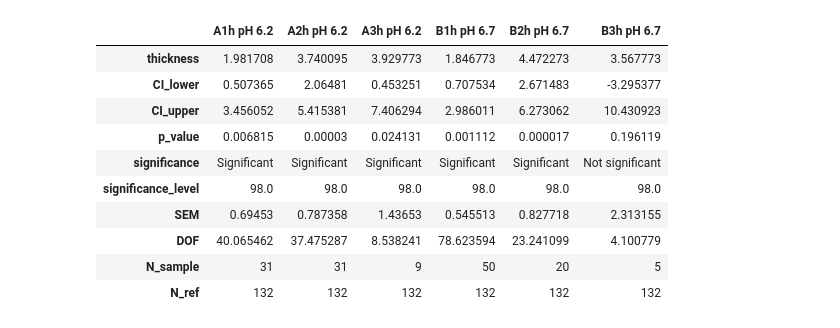
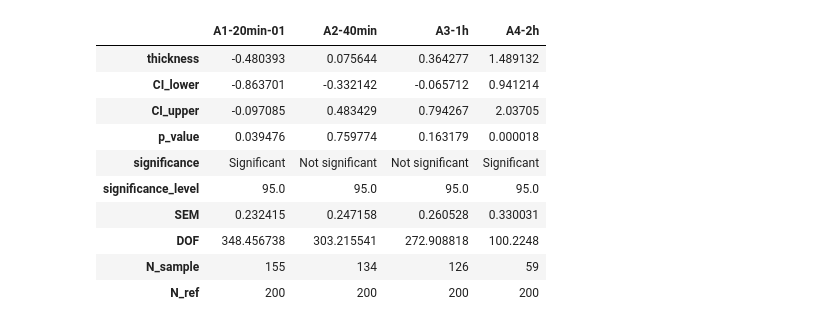
Before and after one commit to biolographer/NanoparticlesSAM, a Jupyter notebook: particle_analysis.ipynb, the cells around one changed output. Cells and saved outputs as stored; diff of their text form; code cells hidden in the pictures.

```diff
--- a/particle_analysis.ipynb
+++ b/particle_analysis.ipynb
@@ -42,7 +43,9 @@ exclusion_list = ['A2-02', 'A3-01', 'A3-02', 'B2-02', 'B2-03', 'B2-04', 'B2-05',
+# %%
+exclusion_list = []
 # %%
 df_filtered = df[~df['img_name'].isin(exclusion_list)]
 # %%
-df_filtered['hough_radius'] = df_filtered.apply(lambda x: get_hough_radius(x['smooth_mask'], 90, 130, x['nm_per_pixel'], True), axis=1)
+df_filtered['hough_radius'] = df_filtered.apply(lambda x: get_hough_radius(x['smooth_mask'], 2, 90, 130, x['nm_per_pixel'], True), axis=1)
 # %% [output]
 A value is trying to be set on a copy of a slice from a DataFrame.
 Try using .loc[row_indexer,col_indexer] = value instead
@@ -52,6 +78,8 @@ See the caveats in the documentation: https://pandas.pydata.org/pandas-docs/stab
 # %%
-q5, q95 = df_filtered.hough_radius.quantile([0.05, 0.95])
-df_filtered = df_filtered[(df_filtered['hough_radius'] < q95) & (df_filtered['hough_radius'] > q5)]
+filter_quantity =  'hough_radius'
+#filter_quantity = 'nm_feret_radius'
+q5, q95 = df_filtered[filter_quantity].quantile([0.05, 0.95])
+df_filtered = df_filtered[(df_filtered[filter_quantity] < q95) & (df_filtered[filter_quantity] > q5)]
 # %%
 plt.figure(figsize=(5,5), dpi=200)
 plot_df = df_filtered.dropna()
@@ -71,5 +99,7 @@ plt.savefig(f'{foldername}/histogram-grid')
 # %%
-experiment_df = df_filtered.reset_index().pivot(columns='experiment', values='hough_radius')
+filter_quantity =  'hough_radius'
+#filter_quantity = 'nm_feret_radius'
+experiment_df = df_filtered.reset_index().pivot(columns='experiment', values=filter_quantity)
 experiment_df = experiment_df.apply(lambda x: pd.Series(x.dropna().values))
 #experiment_df = remove_outliers_df(experiment_df)
 experiment_df.head()
@@ -83,20 +125,20 @@ experiment_df.head()
 # %%
-analysis_df = analyze_samples(experiment_df, 'Immo no shield', alpha=0.04)
+analysis_df = analyze_samples(experiment_df, 'Immo', alpha=0.1)
 analysis_df.to_csv(f'{foldername}/analysis.csv')
 analysis_df.to_excel(f'{foldername}/analysis.xlsx')
 analysis_df
 # %% [output]
-|  | A1h pH 6.2 | A2h pH 6.2 | A3h pH 6.2 | B1h pH 6.7 | B2h pH 6.7 | B3h pH 6.7 |
-| thickness | 1.981708 | 3.740095 | 3.929773 | 1.846773 | 4.472273 | 3.567773 |
-| CI_lower | 0.507365 | 2.06481 | 0.453251 | 0.707534 | 2.671483 | -3.295377 |
-| CI_upper | 3.456052 | 5.415381 | 7.406294 | 2.986011 | 6.273062 | 10.430923 |
-| p_value | 0.006815 | 0.00003 | 0.024131 | 0.001112 | 0.000017 | 0.196119 |
-| significance | Significant | Significant | Significant | Significant | Significant | Not significant |
-| significance_level | 98.0 | 98.0 | 98.0 | 98.0 | 98.0 | 98.0 |
-| SEM | 0.69453 | 0.787358 | 1.43653 | 0.545513 | 0.827718 | 2.313155 |
-| DOF | 40.065462 | 37.475287 | 8.538241 | 78.623594 | 23.241099 | 4.100779 |
-| N_sample | 31 | 31 | 9 | 50 | 20 | 5 |
-| N_ref | 132 | 132 | 132 | 132 | 132 | 132 |
+|  | A1-20min-01 | A2-40min | A3-1h | A4-2h |
+| thickness | -0.480393 | 0.075644 | 0.364277 | 1.489132 |
+| CI_lower | -0.863701 | -0.332142 | -0.065712 | 0.941214 |
+| CI_upper | -0.097085 | 0.483429 | 0.794267 | 2.03705 |
+| p_value | 0.039476 | 0.759774 | 0.163179 | 0.000018 |
+| significance | Significant | Not significant | Not significant | Significant |
+| significance_level | 95.0 | 95.0 | 95.0 | 95.0 |
+| SEM | 0.232415 | 0.247158 | 0.260528 | 0.330031 |
+| DOF | 348.456738 | 303.215541 | 272.908818 | 100.2248 |
+| N_sample | 155 | 134 | 126 | 59 |
+| N_ref | 200 | 200 | 200 | 200 |
 # %%
 plot_quantiles(experiment_df, foldername)
 # %% [output]
```
Also changed, not shown: parts of 13 cells of this notebook, 1 other file.
